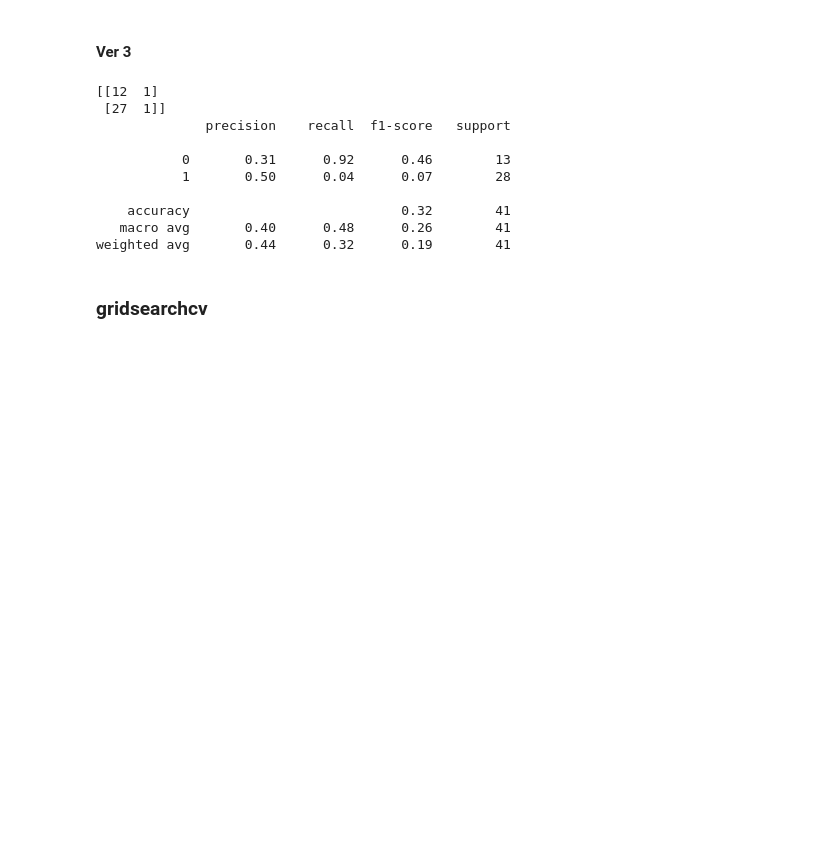
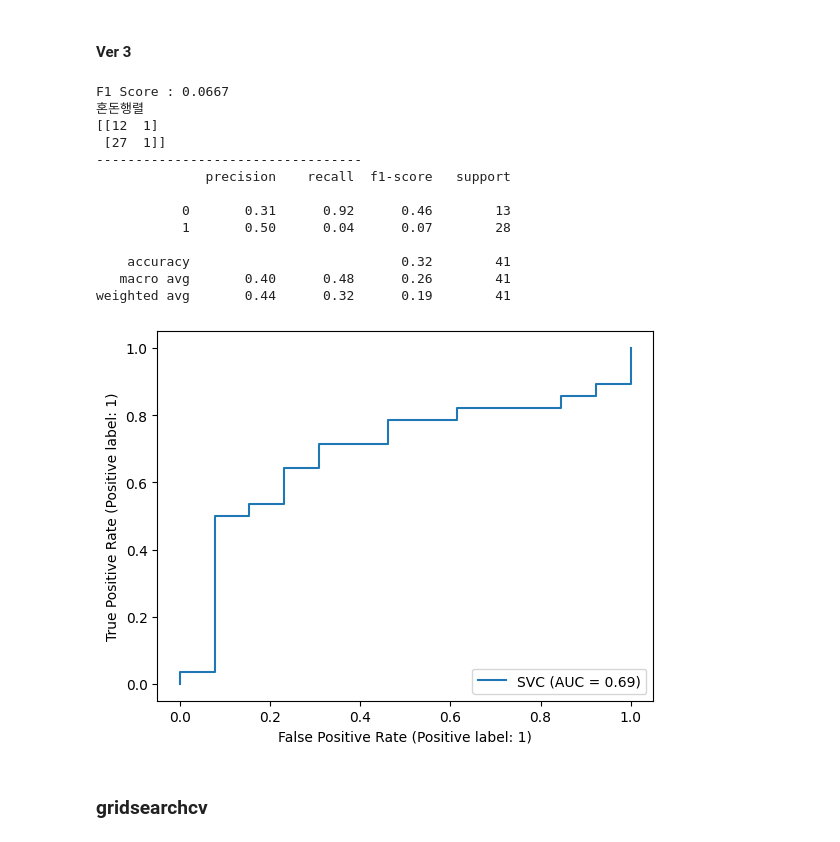
Before and after one commit to nyeokinyeoki/kamp, a Jupyter notebook: Data_analyse_heat_treatment_제조에 미련이 남아.ipynb, the cells around one changed output. Cells and saved outputs as stored; diff of their text form; code cells hidden in the pictures; blank space fills up the shorter version.

```diff
--- a/Data_analyse_heat_treatment_제조에 미련이 남아.ipynb
+++ b/Data_analyse_heat_treatment_제조에 미련이 남아.ipynb
@@ -1158,22 +1172,22 @@ weighted avg       0.92      0.61      0.72        41
 # %%
 svc3 = make_svm(X_train_over3, y_train_over3, random_state=randomSt)
 
-y_pred_svc3 = svc3.predict(X_val_sc3)
-
-print(confusion_matrix(y_val3, y_pred_svc3))
-
-print(classification_report(y_val3, y_pred_svc3))
+y_pred_svc3, cr6 = predict_mk_md(model=svc3, X_test=X_val_sc3, y_test=y_val3)
 # %% [output]
+F1 Score : 0.0667
+혼돈행렬
 [[12  1]
  [27  1]]
+----------------------------------
               precision    recall  f1-score   support
 
            0       0.31      0.92      0.46        13
            1       0.50      0.04      0.07        28
 
     accuracy                           0.32        41
    macro avg       0.40      0.48      0.26        41
 weighted avg       0.44      0.32      0.19        41
+[figure, added]
 # %% [markdown]
 ### gridsearchcv
 # %%
```
Also changed, not shown: parts of 14 cells of this notebook.
